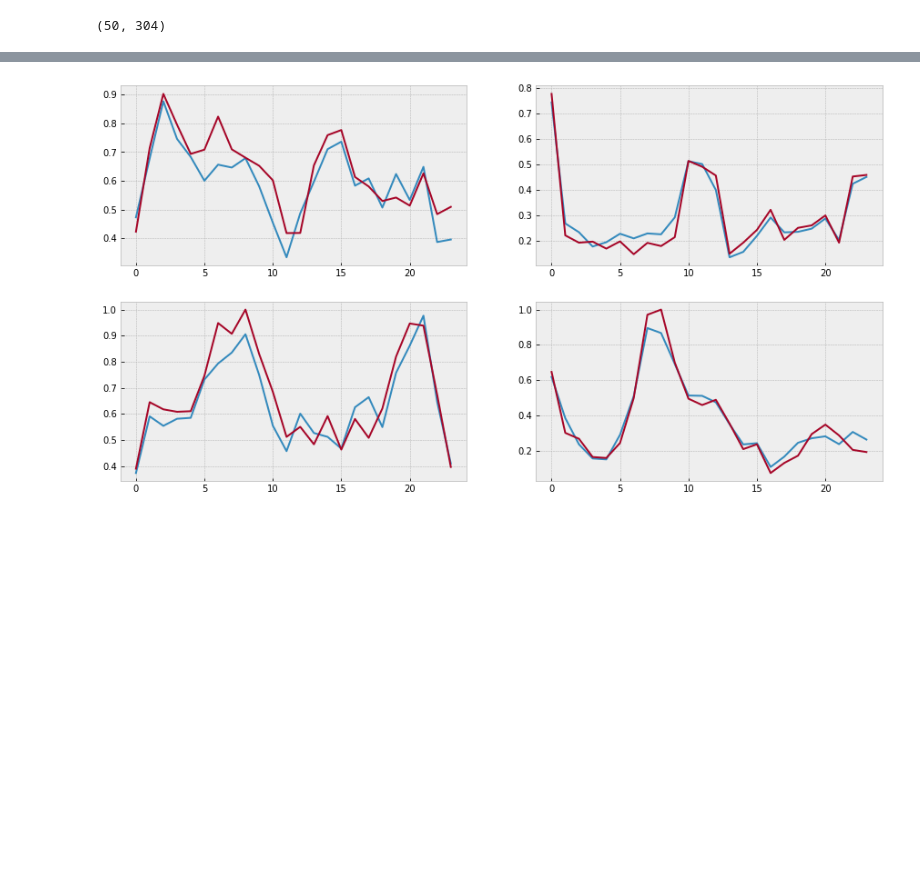
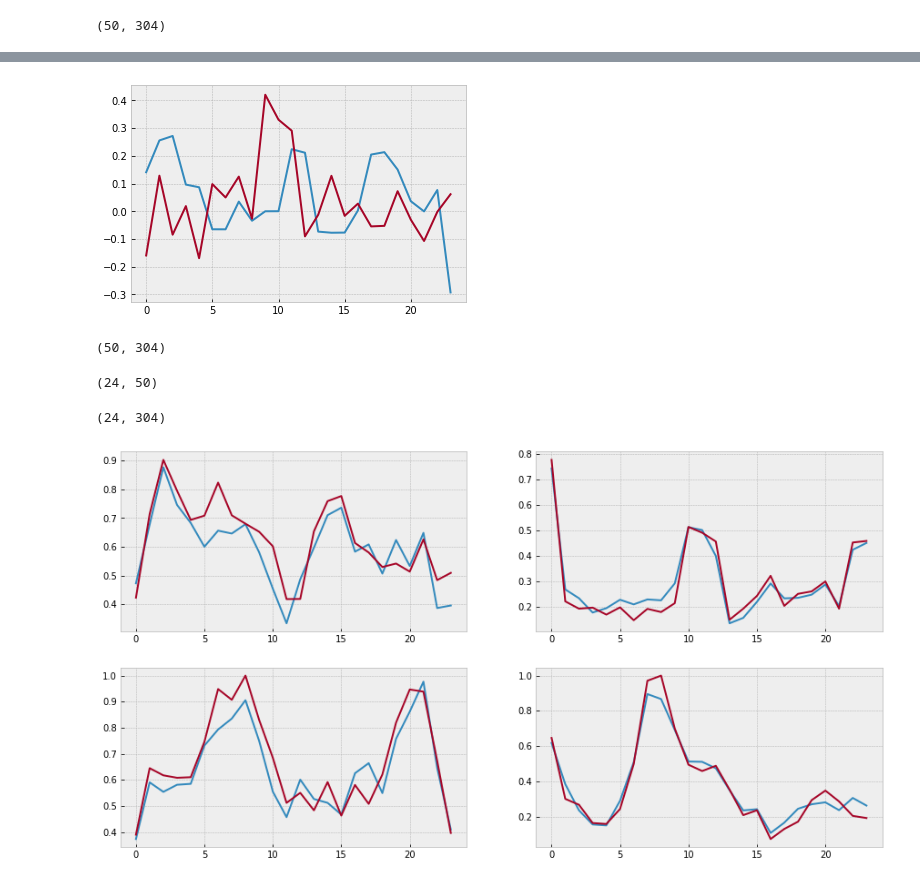
Before and after one commit to luisroque/robust_time_series_analysis, a Jupyter notebook: ConceptDriftTimeSeries.ipynb, the cells around one changed output, grey strips where cells are left out. Saved outputs shown, nothing was run; the diff lists cells and outputs as text; code cells hidden in the pictures; blank space fills up the shorter version.

```diff
--- a/ConceptDriftTimeSeries.ipynb
+++ b/ConceptDriftTimeSeries.ipynb
@@ -161,3 +176,20 @@ data_x_features[1].shape
+# %%
+plt.plot(data_x_features[0][:,0])
+plt.plot(data_x_features[0][:,1]);
+# %% [output]
+[figure, added]
+# %%
+data_x_features[1].shape
+# %% [output]
+(50, 304)
+# %%
+data_x_features[0].shape
+# %% [output]
+(24, 50)
+# %%
+np.dot(data_x_features[0], data_x_features[1]).shape
+# %% [output]
+(24, 304)
 # %%
 _, ax = plt.subplots(2, 2, figsize=(15, 8))
 
```
Also changed, not shown: parts of 12 cells of this notebook, 2 other files.
